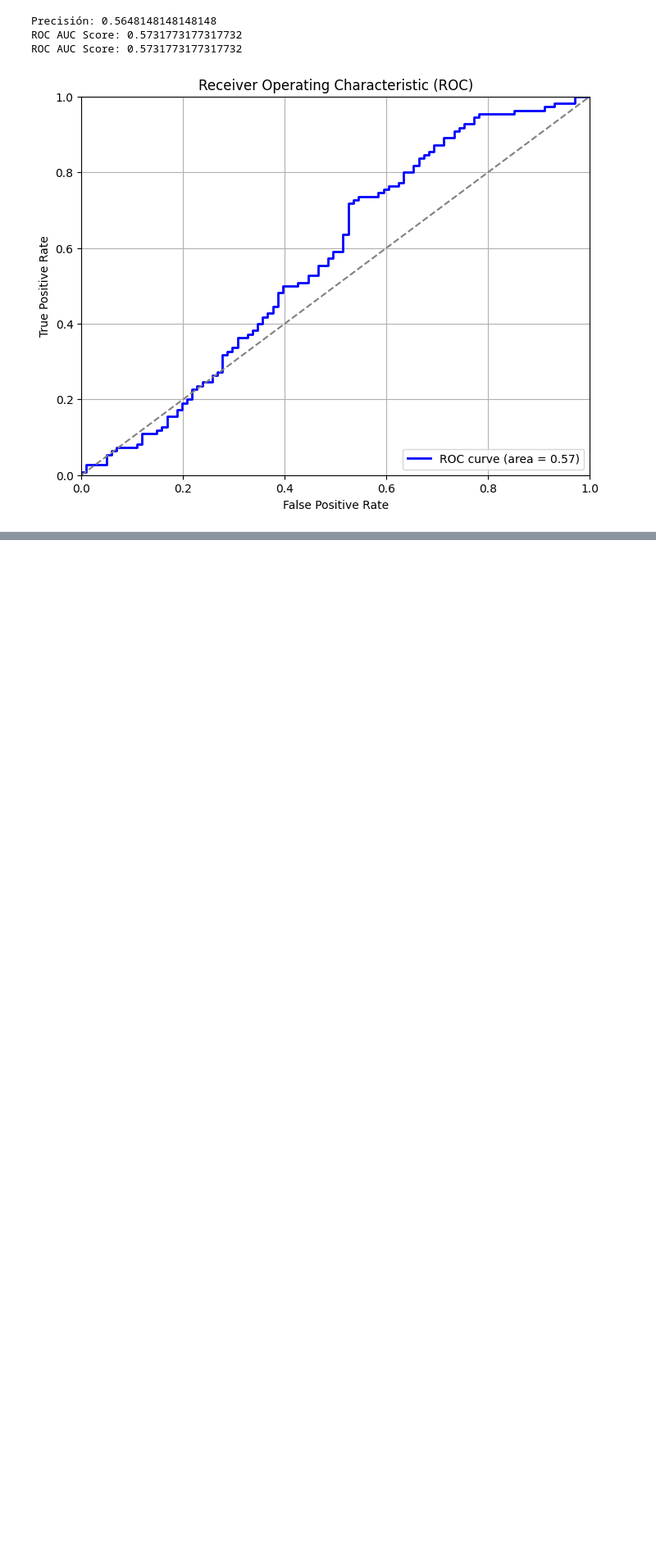
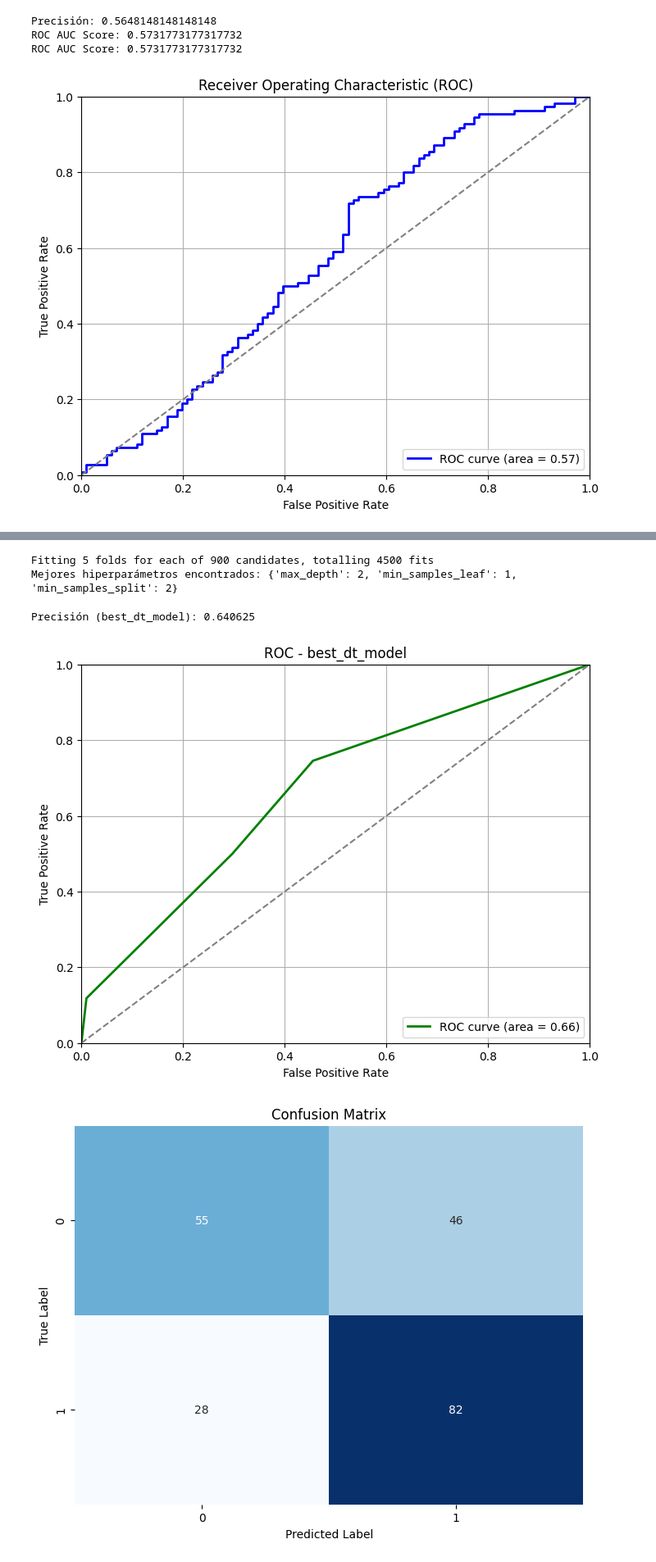
Before and after one commit to HolyTostadora/trabajo-practico-1-IA, a Jupyter notebook: TP1 modelos.ipynb, the cells around one changed output, grey strips where cells are left out. Shown at 82% size. Saved outputs shown, nothing was run; the diff lists cells and outputs as text; code cells hidden in the pictures; blank space fills up the shorter version.

```diff
--- a/TP1 modelos.ipynb
+++ b/TP1 modelos.ipynb
@@ -246,0 +355,78 @@ ROC AUC Score: 0.5731773177317732
+# %%
+Hiperparametros = {
+    'max_depth': [None, 2, 3, 4, 5, 6, 7, 8, 9, 10],
+    'min_samples_split': [2, 3, 4, 5, 6, 7, 8, 9, 10],
+    'min_samples_leaf': [1, 2, 3, 4, 5, 6, 7, 8, 9, 10],
+}
+
+# Configurar la validación cruzada por k-fold
+kfold = KFold(n_splits=5, shuffle=True, random_state=42)
+
+# Configurar GridSearchCV para explorar los mejores hiperparámetros
+grid_search = GridSearchCV(estimator=arbol_num, param_grid=Hiperparametros, cv=kfold, scoring='accuracy', n_jobs=-1, verbose=1)
+
+# Ejecutar la búsqueda de hiperparámetros
+grid_search.fit(X_train, y_train)
+
+# Mostrar los mejores hiperparámetros encontrados
+print("Mejores hiperparámetros encontrados:", grid_search.best_params_)
+# %% [output]
+Fitting 5 folds for each of 900 candidates, totalling 4500 fits
+Mejores hiperparámetros encontrados: {'max_depth': 2, 'min_samples_leaf': 1, 'min_samples_split': 2}
+# %%
+# Mejor estimador entrenado con los mejores hiperparámetros
+best_dt_model = grid_search.best_estimator_
+
+y_pred_best_arbol = best_dt_model.predict(X_test)
+y_pred_proba_best_arbol = best_dt_model.predict_proba(X_test)[:, 1]
+# %%
+# Calcular la precisión
+precision_best_dt = precision_score(y_test, y_pred_best_arbol)
+print("Precisión (best_dt_model):", precision_best_dt)
+
+# Generar la curva ROC
+fpr_best_dt, tpr_best_dt, _ = roc_curve(y_test, y_pred_proba_best_arbol)
+roc_auc_best_dt = auc(fpr_best_dt, tpr_best_dt)
+
+# Graficar la curva ROC
+plt.figure(figsize=(8, 6))
+plt.plot(fpr_best_dt, tpr_best_dt, color='green', lw=2, label=f'ROC curve (area = {roc_auc_best_dt:.2f})')
+plt.plot([0, 1], [0, 1], color='gray', linestyle='--')  # Línea diagonal de referencia
+plt.xlim([0.0, 1.0])
+plt.ylim([0.0, 1.0])
+plt.xlabel('False Positive Rate')
+plt.ylabel('True Positive Rate')
+plt.title('ROC - best_dt_model')
+plt.legend(loc="lower right")
+plt.grid()
+plt.show()
+
+# Mostrar la matriz de confusión
+conf_matrix = confusion_matrix(y_test, y_pred_best_arbol)
+
+plt.figure(figsize=(8, 6))
+sns.heatmap(conf_matrix, annot=True, fmt='d', cmap='Blues', cbar=False)
+plt.xlabel('Predicted Label')
+plt.ylabel('True Label')
+plt.title('Confusion Matrix')
+plt.show()
+
+# Importancia de los atributos
+importances_best_dt = best_dt_model.feature_importances_
+feature_names = X_train.columns
+feature_importances_best_dt = pd.Series(importances_best_dt, index=feature_names).sort_values(ascending=False)
+
+print("Importancia de Atributos (best_dt_model):")
+print(feature_importances_best_dt)
+
+# Visualizar la importancia de los atributos
+plt.figure(figsize=(10, 6))
+feature_importances_best_dt.plot(kind='bar')
+plt.title('Importancia de Atributos - best_dt_model')
+plt.xlabel('Atributos')
+plt.ylabel('Importancia')
+plt.show()
+# %% [output]
+Precisión (best_dt_model): 0.640625
+[figure, added]
+[figure, added]
```
Also changed, not shown: parts of 8 cells of this notebook.
